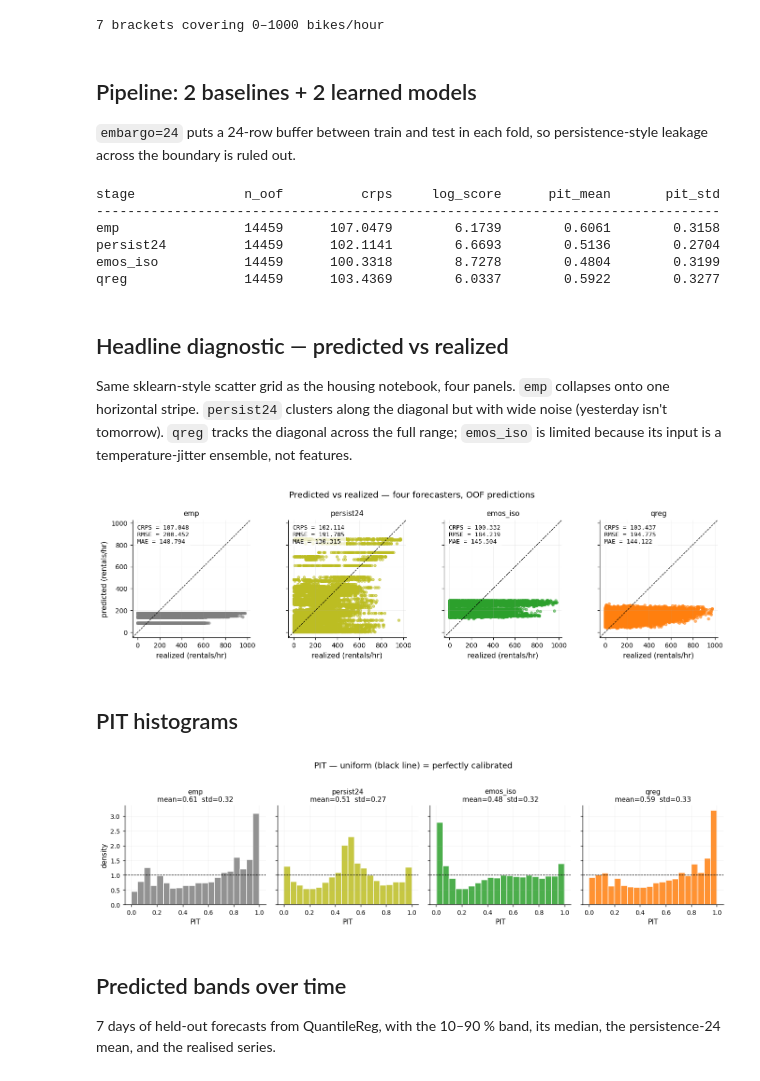
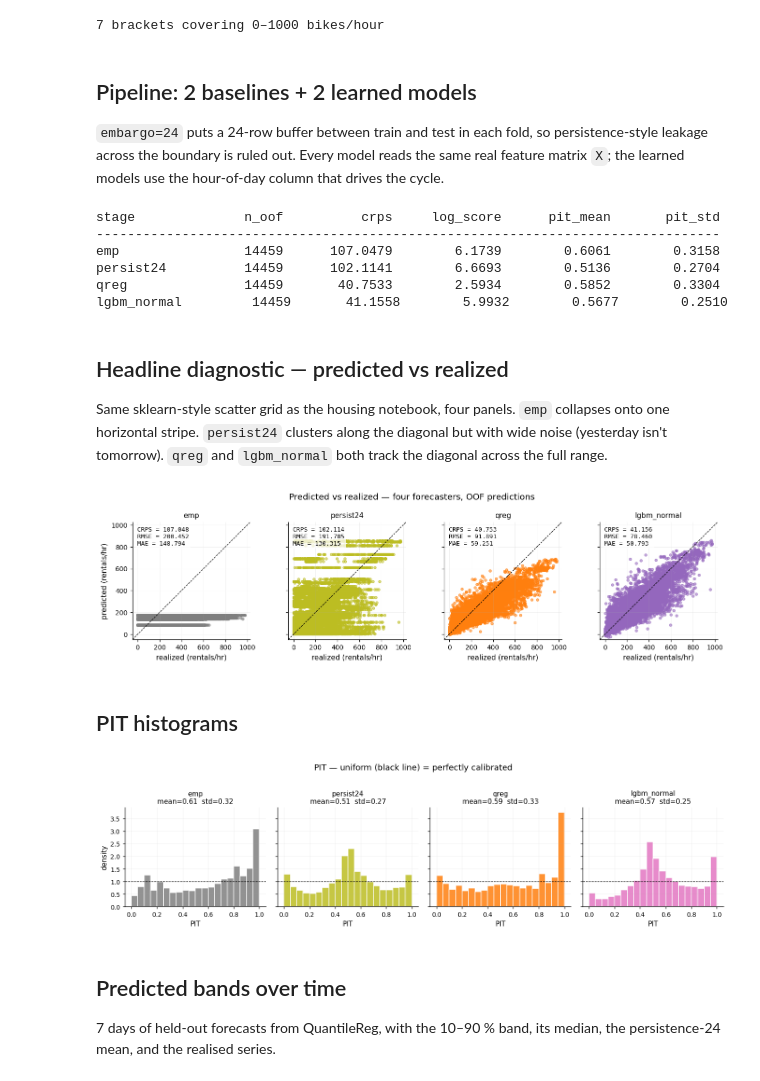
Before and after one commit to FrederikBenirschke/bracket-learn, a Jupyter notebook: notebooks/bike_sharing_timeseries.ipynb, the cells around one changed output. Saved outputs shown, nothing was run; the diff lists cells and outputs as text; code cells hidden in the pictures.

```diff
--- a/notebooks/bike_sharing_timeseries.ipynb
+++ b/notebooks/bike_sharing_timeseries.ipynb
@@ -46,10 +66,12 @@ from sklearn.metrics import mean_absolute_error, mean_squared_error
 print("loading Bike_Sharing_Demand …")
 ds = fetch_openml("Bike_Sharing_Demand", version=2,
                   as_frame=True, parser="pandas")
-df: pd.DataFrame = ds.data
-y_raw = ds.target.to_numpy(dtype=float)
-df = df.sort_values(["year", "month", "hour"]).reset_index(drop=True)
-y = y_raw[df.index.to_numpy()]
+# The dataset ships in chronological (hourly) order, and there is no
+# day-of-month column to re-sort on, so keep the rows as-loaded: the row index
+# is the time index. Sorting on (year, month, hour) would group all same-hour
+# rows together and destroy that order (and the diurnal-cycle plot below).
+df: pd.DataFrame = ds.data.reset_index(drop=True)
+y = ds.target.to_numpy(dtype=float)
 
 
 def _prepare(df: pd.DataFrame) -> np.ndarray:
@@ -66,15 +88,6 @@ n = X.shape[0]
 ids = np.arange(n)
 ts = ids.astype(float)
 print(f"  rows={n}  features={X.shape[1]}  y in [{y.min():.0f}, {y.max():.0f}]")
-
-# Synthetic "ensemble" for EMOS (which expects rows × experts).
-rng = np.random.default_rng(0)
-temp_col = df["temp"].to_numpy(dtype=float)
-X_ens = np.column_stack([
-    temp_col + rng.normal(0, 1, n),
-    temp_col + rng.normal(0, 2, n),
-    temp_col + rng.normal(0, 0.5, n),
-]) * 8.0 + 50.0
 # %% [output]
 loading Bike_Sharing_Demand …
   rows=17379  features=16  y in [1, 977]
@@ -103,60 +116,63 @@ print(f"{len(edges)-1} brackets covering {edges[0]:.0f}–{edges[-1]:.0f} bikes/
 ## Pipeline: 2 baselines + 2 learned models
 
 `embargo=24` puts a 24-row buffer between train and test in each fold,
-so persistence-style leakage across the boundary is ruled out.
+so persistence-style leakage across the boundary is ruled out. Every model
+reads the same real feature matrix `X`; the learned models use the
+hour-of-day column that drives the cycle.
 # %%
 model = [
     Pipeline([EmpiricalDistribution()], name="emp"),
     Pipeline([Persistence(lag=24), GlobalResidual()], name="persist24"),
-    Pipeline([EMOS(), Isotonic(pre_integrate_edges=edges)], name="emos_iso"),
     Pipeline([QuantileReg(n_estimators=200, learning_rate=0.05, random_seed=0)], name="qreg"),
+    Pipeline([SklearnPoint(LGBMRegressor(n_estimators=200, learning_rate=0.05,
+                                         verbose=-1, random_state=0)),
+              GlobalResidual()], name="lgbm_normal"),
 ]
 wf = WalkForward(
     cv="expanding-window", n_folds=5, embargo=24, refit_on_full=False,
 )
-result = wf.fit_predict(model, X_ens, y, ids=ids, timestamps=ts)
+result = wf.fit_predict(model, X, y, ids=ids, timestamps=ts)
 print(result.to_table(y, metrics=["crps", "log_score", "pit"]))
 # %% [output]
 stage              n_oof          crps     log_score      pit_mean       pit_std
 --------------------------------------------------------------------------------
 emp                14459      107.0479        6.1739        0.6061        0.3158
 persist24          14459      102.1141        6.6693        0.5136        0.2704
-emos_iso           14459      100.3318        8.7278        0.4804        0.3199
-qreg               14459      103.4369        6.0337        0.5922        0.3277
+qreg               14459       40.7533        2.5934        0.5852        0.3304
+lgbm_normal         14459       41.1558        5.9932        0.5677        0.2510
 # %% [markdown]
 ## Headline diagnostic — predicted vs realized
 
 Same sklearn-style scatter grid as the housing notebook, four panels.
 `emp` collapses onto one horizontal stripe. `persist24` clusters along
-the diagonal but with wide noise (yesterday isn't tomorrow). `qreg`
-tracks the diagonal across the full range; `emos_iso` is limited
-because its input is a temperature-jitter ensemble, not features.
+the diagonal but with wide noise (yesterday isn't tomorrow). `qreg` and
+`lgbm_normal` both track the diagonal across the full range.
 # %%
 crps_scores = result.score(y, metrics=["crps"])
 panels = []
-for name in ["emp", "persist24", "emos_iso", "qreg"]:
+for name in ["emp", "persist24", "qreg", "lgbm_normal"]:
     dist = result[name]
     y_oof = y[dist.ids.astype(int)]
     mu = to_point(dist, how="mean")
     panels.append((name, mu, y_oof, {
         "CRPS": float(crps_scores[name]["crps"]),
         "RMSE": float(np.sqrt(mean_squared_error(y_oof, mu))),
         "MAE":  float(mean_absolute_error(y_oof, mu)),
     }))
 
 fig = predicted_vs_realized_grid(
     panels, ncols=4, units="rentals/hr",
     figsize_per_panel=(3.2, 3.2),
     title="Predicted vs realized — four forecasters, OOF predictions",
 )
 plt.show()
 # %% [output]
-[figure, old version]
+[figure, new version]
 # %% [markdown]
 ## PIT histograms
 # %%
 fig, axes = plt.subplots(1, 4, figsize=(13, 3.4), sharey=True)
-for ax, name in zip(axes, ["emp", "persist24", "emos_iso", "qreg"], strict=True):
+for ax, name in zip(axes, ["emp", "persist24", "qreg", "lgbm_normal"], strict=True):
     dist = result[name]
     y_oof = y[dist.ids.astype(int)]
     pit_vals = pit(dist, y_oof)
@@ -171,7 +187,7 @@ fig.suptitle("PIT — uniform (black line) = perfectly calibrated", y=1.02)
 fig.tight_layout()
 plt.show()
 # %% [output]
-[figure, old version]
+[figure, new version]
 # %% [markdown]
 ## Predicted bands over time
 
```
Also changed, not shown: parts of 8 cells of this notebook, 2 other files.
